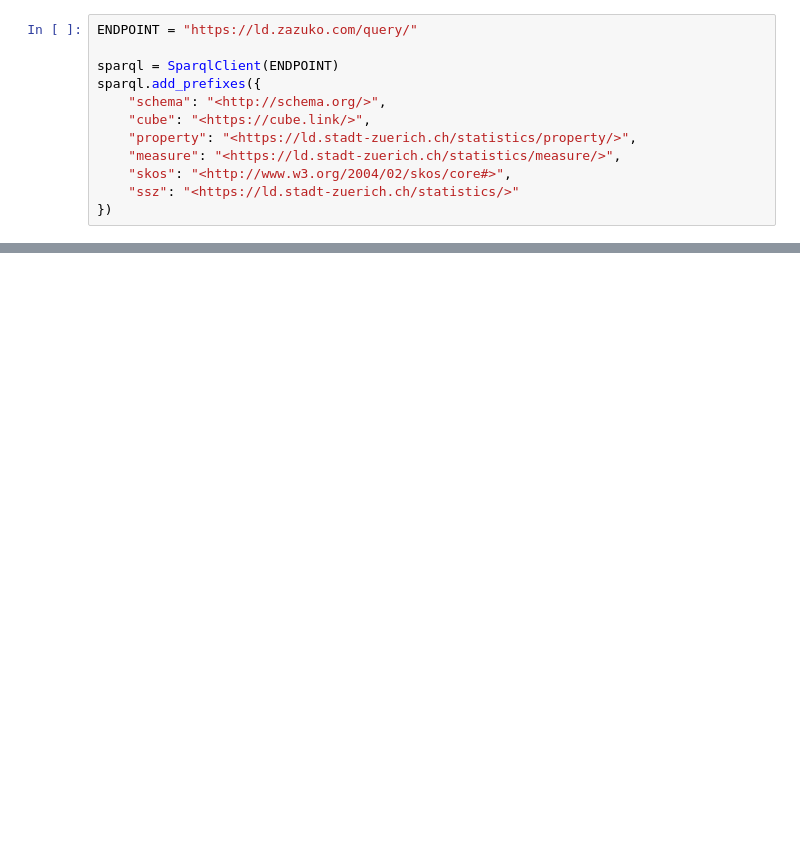
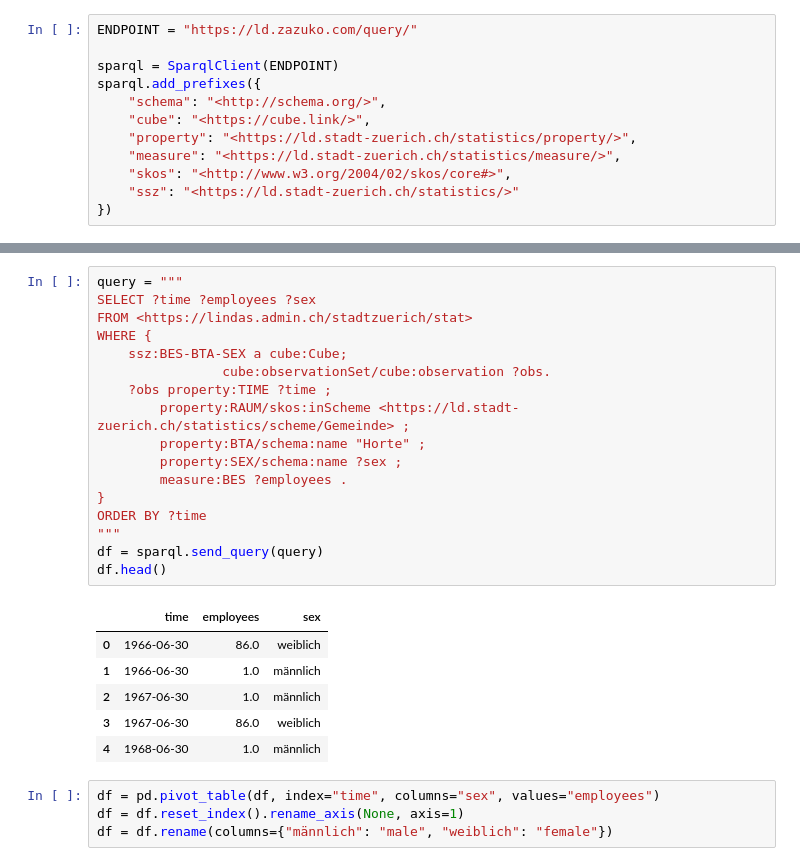
Before and after one commit to zazuko/notebooks, a Jupyter notebook: economy.ipynb, the cells around one changed output, grey strips where cells are left out. Drawn from its saved outputs; the diff is of its cells as text; blank space fills up the shorter version.

```diff
--- a/economy.ipynb
+++ b/economy.ipynb
@@ -205,0 +150,28 @@ fig.show()
+# %%
+query = """
+SELECT ?time ?employees ?sex
+FROM <https://lindas.admin.ch/stadtzuerich/stat>
+WHERE {
+    ssz:BES-BTA-SEX a cube:Cube;
+                cube:observationSet/cube:observation ?obs.
+    ?obs property:TIME ?time ;
+        property:RAUM/skos:inScheme <https://ld.stadt-zuerich.ch/statistics/scheme/Gemeinde> ;
+        property:BTA/schema:name "Horte" ;
+        property:SEX/schema:name ?sex ;
+        measure:BES ?employees .
+}
+ORDER BY ?time
+"""
+df = sparql.send_query(query)
+df.head()
+# %% [output]
+|  | time | employees | sex |
+| 0 | 1966-06-30 | 86.0 | weiblich |
+| 1 | 1966-06-30 | 1.0 | männlich |
+| 2 | 1967-06-30 | 1.0 | männlich |
+| 3 | 1967-06-30 | 86.0 | weiblich |
+| 4 | 1968-06-30 | 1.0 | männlich |
+# %%
+df = pd.pivot_table(df, index="time", columns="sex", values="employees")
+df = df.reset_index().rename_axis(None, axis=1)
+df = df.rename(columns={"männlich": "male", "weiblich": "female"})
```
Also changed, not shown: parts of 11 cells of this notebook, 4 other files.
